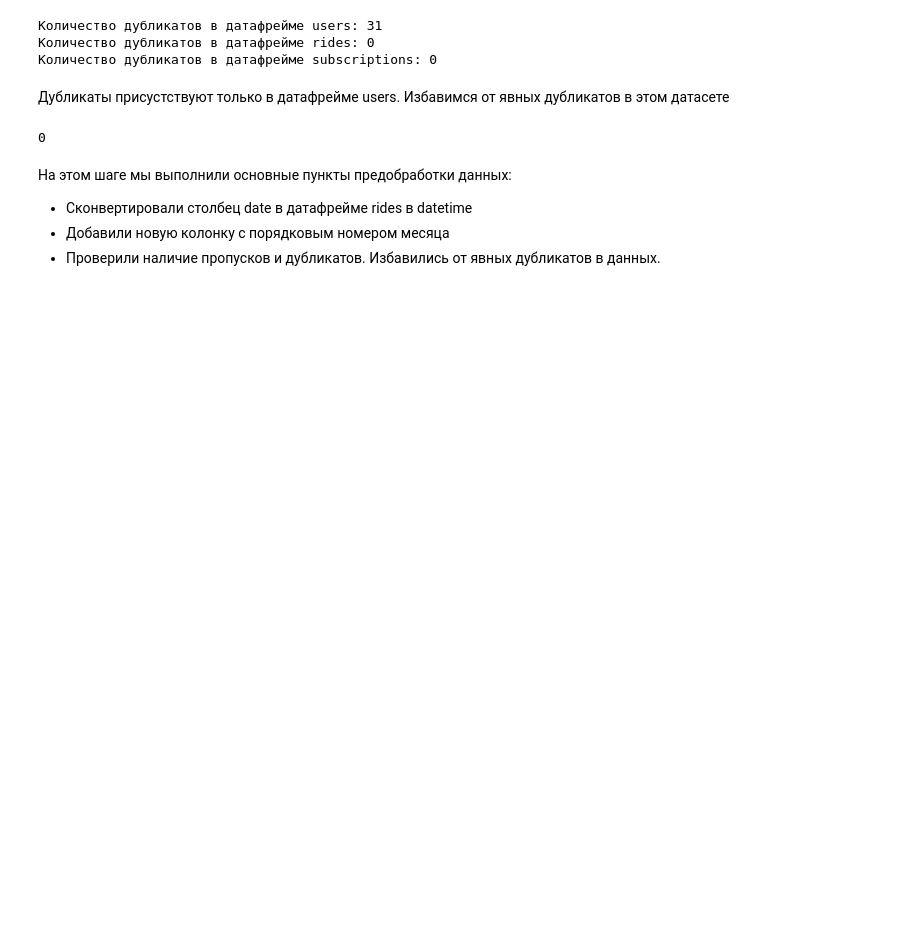
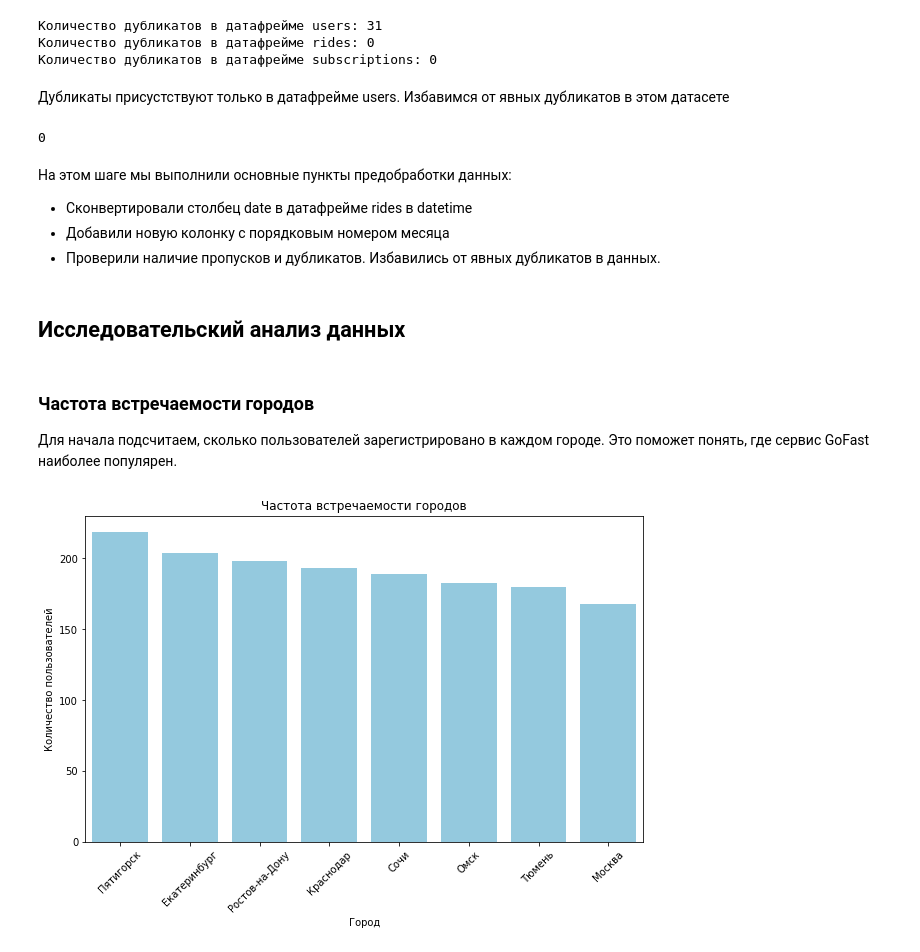
Before and after one commit to arina-fedorova/DataAnalysis, a Jupyter notebook: RU/Статистический анализ данных сервиса аренды самокатов/scooter_rental_analysis.ipynb, the cells around one changed output. Saved outputs shown, nothing was run; the diff lists cells and outputs as text; code cells hidden in the pictures; blank space fills up the shorter version.

```diff
--- a/RU/Статистический анализ данных сервиса аренды самокатов/scooter_rental_analysis.ipynb
+++ b/RU/Статистический анализ данных сервиса аренды самокатов/scooter_rental_analysis.ipynb
@@ -44,9 +44,9 @@ from scipy.stats import norm
     - `subscription_fee` — ежемесячная плата за подписку.
 # %%
 # Загрузим данные из датасетов
-users = pd.read_csv('datasets/users_go.csv')
-rides = pd.read_csv('datasets/rides_go.csv')
-subscriptions = pd.read_csv('datasets/subscriptions_go.csv')
+users = pd.read_csv('/datasets/users_go.csv')
+rides = pd.read_csv('/datasets/rides_go.csv')
+subscriptions = pd.read_csv('/datasets/subscriptions_go.csv')
 # %%
 # Взглянем на первые строки датафрейма users
 users.head()
@@ -255,3 +255,23 @@ users.duplicated().sum()
 - Сконвертировали столбец date в датафрейме rides в datetime
 - Добавили новую колонку с порядковым номером месяца
 - Проверили наличие пропусков и дубликатов. Избавились от явных дубликатов в данных.
+# %% [markdown]
+## Исследовательский анализ данных
+# %% [markdown]
+### Частота встречаемости городов
+
+Для начала подсчитаем, сколько пользователей зарегистрировано в каждом городе. Это поможет понять, где сервис GoFast наиболее популярен.
+# %%
+# Подсчет количества пользователей в каждом городе
+city_counts = users['city'].value_counts()
+
+# Визуализация: столбчатая диаграмма для частоты встречаемости городов
+plt.figure(figsize=(10, 6))
+sns.barplot(x=city_counts.index, y=city_counts.values, color='skyblue')
+plt.title("Частота встречаемости городов")
+plt.xlabel("Город")
+plt.ylabel("Количество пользователей")
+plt.xticks(rotation=45)
+plt.show()
+# %% [output]
+[figure, added]
```
Also changed, not shown: parts of 76 cells of this notebook, 2 other files.
